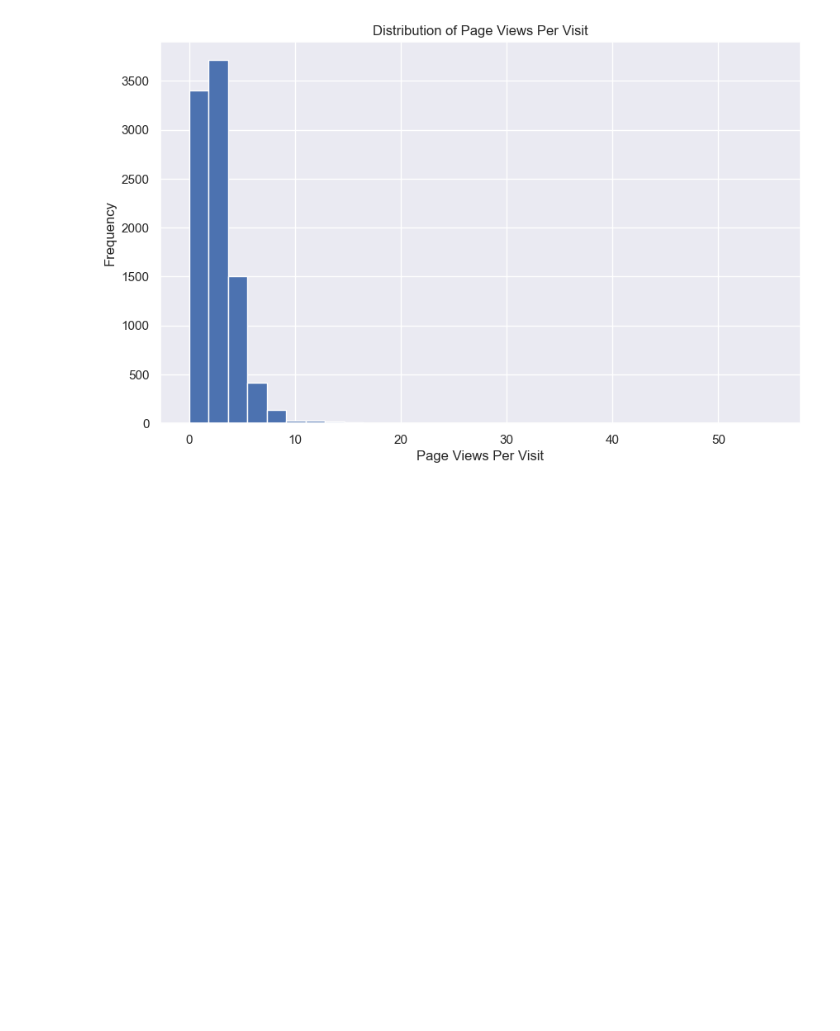
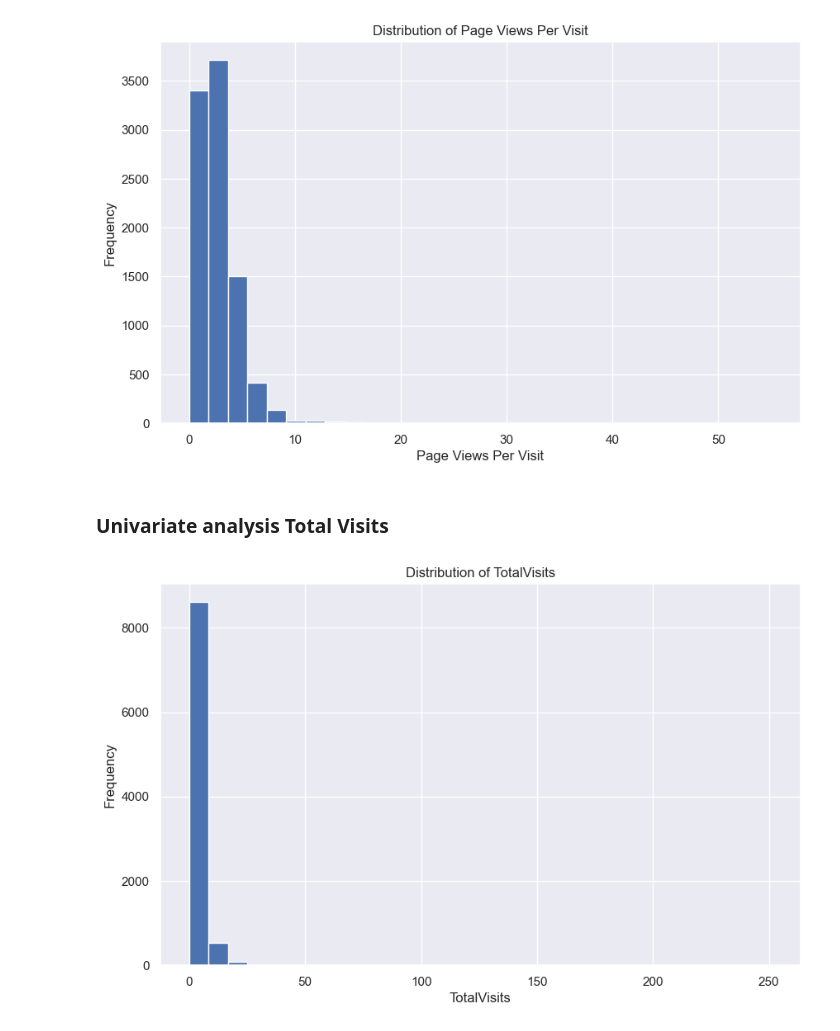
Before and after one commit to felixphilipk/Leads-Scoring, a Jupyter notebook: LeadScoringAssignment'.ipynb, the cells around one changed output. Drawn from its saved outputs; the diff is of its cells as text; code cells hidden in the pictures; blank space fills up the shorter version.

```diff
--- a/LeadScoringAssignment'.ipynb
+++ b/LeadScoringAssignment'.ipynb
@@ -316,3 +300,14 @@ plt.ylabel("Frequency")
 plt.show()
 # %% [output]
 [figure]
+# %% [markdown]
+### Univariate analysis Total Visits
+# %%
+plt.figure(figsize=(10, 6))
+plt.hist(data["TotalVisits"], bins=30)
+plt.title("Distribution of TotalVisits")
+plt.xlabel("TotalVisits")
+plt.ylabel("Frequency")
+plt.show()
+# %% [output]
+[figure, added]
```
Also changed, not shown: parts of 41 cells of this notebook.
